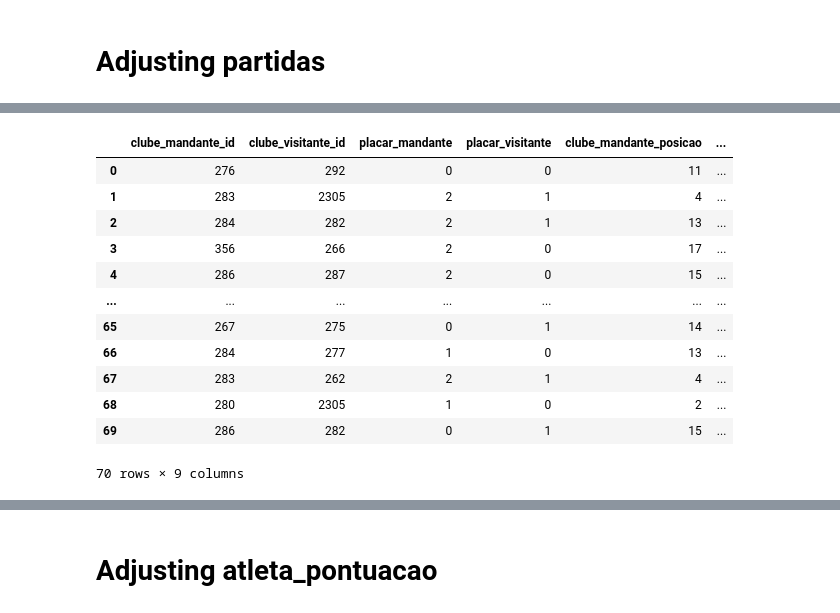
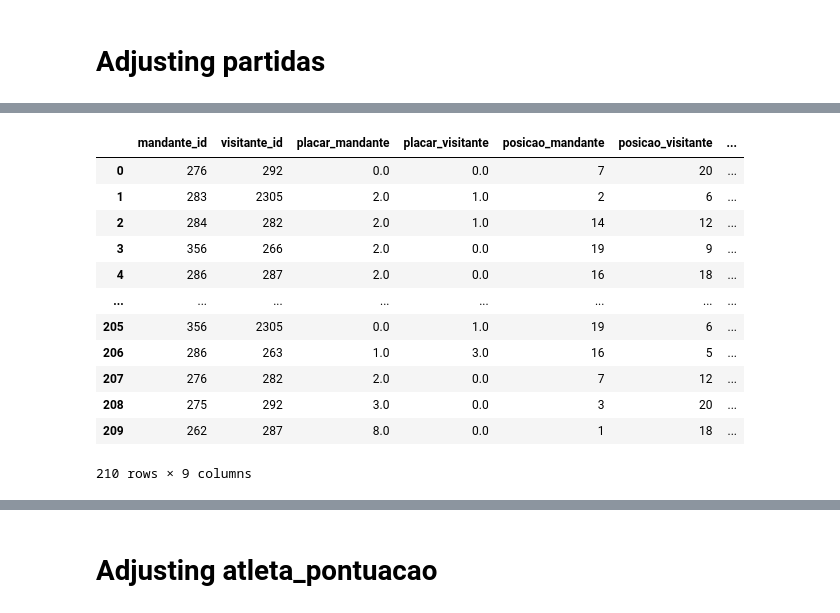
Before and after one commit to josefcaique/cartola, a Jupyter notebook: main.ipynb, the cells around one changed output, grey strips where cells are left out. Cells and saved outputs as stored; diff of their text form; code cells hidden in the pictures.

```diff
--- a/main.ipynb
+++ b/main.ipynb
@@ -32,7 +29,7 @@ df_clubes
 | 67 | 388 | BRA | BRA | NaN | NaN | Brasiliense |
 68 rows × 6 columns
 # %%
-df_partidas = pd.read_csv("data/partidas.csv", index_col=0)
-df_partidas
+df_rodadas = pd.read_csv("data/partidas.csv", index_col=0)
+df_rodadas
 # %% [output]
 |  | local | mandante_id | visitante_id | placar_mandante | placar_visitante | posicao_mandante | ... |
@@ -149,4 +138,5 @@ atleta_pontuacao.head()
 # %% [markdown]
 # Adjusting partidas
 # %%
-partidas_historico = partidas_historico.drop(columns=["id", "local", "rodada_id"])
+partidas_historico = df_rodadas.drop(columns=["local", "rodada_id"])
+partidas_historico
@@ -153,20 +157,20 @@ partidas_historico = partidas_historico.drop(columns=["id", "local", "rodada_id"
 # %%
-partidas_historico["key"] = partidas_historico["clube_mandante_id"].astype(str) + "_" + partidas_historico["clube_visitante_id"].astype(str)
+partidas_historico["key"] = partidas_historico["mandante_id"].astype(str) + "_" + partidas_historico["visitante_id"].astype(str)
 partidas_historico
 # %% [output]
-|  | clube_mandante_id | clube_visitante_id | placar_mandante | placar_visitante | clube_mandante_posicao | ... |
-| 0 | 276 | 292 | 0 | 0 | 11 | ... |
-| 1 | 283 | 2305 | 2 | 1 | 4 | ... |
-| 2 | 284 | 282 | 2 | 1 | 13 | ... |
-| 3 | 356 | 266 | 2 | 0 | 17 | ... |
-| 4 | 286 | 287 | 2 | 0 | 15 | ... |
-| ... | ... | ... | ... | ... | ... | ... |
-| 65 | 267 | 275 | 0 | 1 | 14 | ... |
-| 66 | 284 | 277 | 1 | 0 | 13 | ... |
-| 67 | 283 | 262 | 2 | 1 | 4 | ... |
-| 68 | 280 | 2305 | 1 | 0 | 2 | ... |
-| 69 | 286 | 282 | 0 | 1 | 15 | ... |
+|  | mandante_id | visitante_id | placar_mandante | placar_visitante | posicao_mandante | posicao_visitante | ... |
+| 0 | 276 | 292 | 0.0 | 0.0 | 7 | 20 | ... |
+| 1 | 283 | 2305 | 2.0 | 1.0 | 2 | 6 | ... |
+| 2 | 284 | 282 | 2.0 | 1.0 | 14 | 12 | ... |
+| 3 | 356 | 266 | 2.0 | 0.0 | 19 | 9 | ... |
+| 4 | 286 | 287 | 2.0 | 0.0 | 16 | 18 | ... |
+| ... | ... | ... | ... | ... | ... | ... | ... |
+| 205 | 356 | 2305 | 0.0 | 1.0 | 19 | 6 | ... |
+| 206 | 286 | 263 | 1.0 | 3.0 | 16 | 5 | ... |
+| 207 | 276 | 282 | 2.0 | 0.0 | 7 | 12 | ... |
+| 208 | 275 | 292 | 3.0 | 0.0 | 3 | 20 | ... |
+| 209 | 262 | 287 | 8.0 | 0.0 | 1 | 18 | ... |
-70 rows × 9 columns
+210 rows × 9 columns
 # %%
 partidas_totais["key"] = partidas_totais["mandante_id"].astype(str) + "_" + partidas_totais["visitante_id"].astype(str)
 partidas_totais
```
Also changed, not shown: parts of 29 cells of this notebook, 5 other files.
